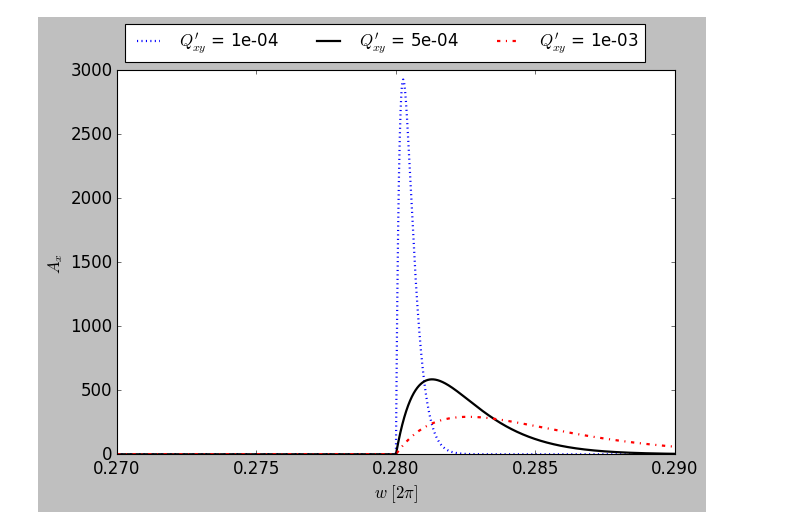
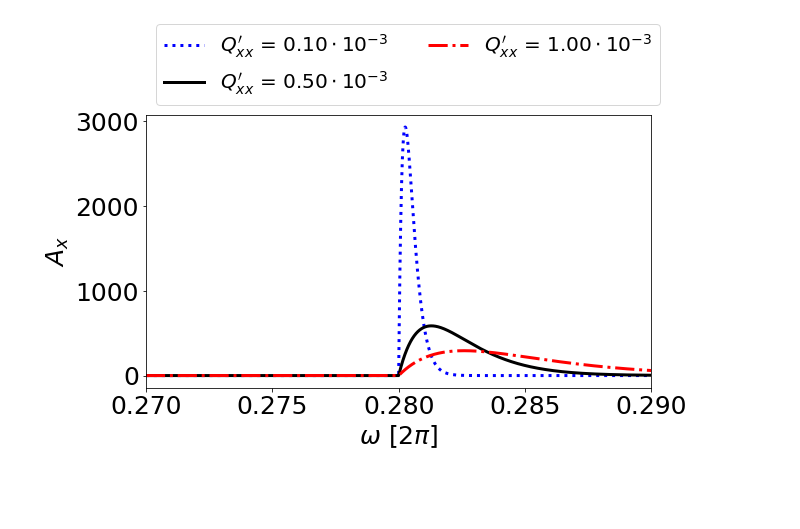
Before and after one commit to mihofer/2d_decoherence, a Jupyter notebook: study.ipynb, the cells around one changed output. Saved outputs shown, nothing was run; the diff lists cells and outputs as text; code cells hidden in the pictures; blank space fills up the shorter version.

```diff
--- a/study.ipynb
+++ b/study.ipynb
@@ -8,10 +8,10 @@ import pandas as pd
 
 import decoherence_tools
 
-FONTSIZE=15
+FONTSIZE=25
 PEAK_THRESHOLD=1
 # %%
-fig, ax = plt.subplots(nrows=1, ncols=1, figsize=(9,6))
+fig, ax = plt.subplots(nrows=1, ncols=1, figsize=(9,6), constrained_layout=True)
 
 
 freqs = np.linspace(0.27,0.30, 10001, endpoint=True)
@@ -21,35 +21,37 @@ colors=['blue', 'black', 'red', 'orange', 'violet', 'cyan']
 style=['dotted','solid', 'dashdot']
 
 for i,qxx in enumerate([1e-4, 5e-4, 1e-3]):
 
     line_df = tfs.TfsDataFrame(
         data={'FREQUENCY': freqs},
         headers={
         'jklm':jklm,
         'AX':1.,
         'AY':0.,
         'QX0':0.28,
         'QY0':0.31,
         'QXX':qxx,
         'QXY':0.e-5,
         'QYX':0.e-5,
         'QYY':0.e-5,
     })
 
     line_df = decoherence_tools.process_df_and_add_spectral_amplitude(line_df)
 
-    ax.plot(line_df['FREQUENCY'], line_df['SPECTRAL_AMPLITUDE_X'], linewidth=2, label=f'$ Q_{{xy}}^{{\prime}}$ = {qxx:.0e}', color=colors[i], linestyle=style[i])
+    ax.plot(line_df['FREQUENCY'], line_df['SPECTRAL_AMPLITUDE_X'], linewidth=3, label=f'$ Q_{{xx}}^{{\prime}}$ = ${qxx*10**3:.2f} \cdot 10^{{-3}}$', color=colors[i], linestyle=style[i])
 
 ax.set_xlim([0.27, 0.29])
 
-ax.set_xlabel(r'$w~[2\pi]$', fontsize=FONTSIZE)
+ax.set_xlabel(r'$\omega~[2\pi]$', fontsize=FONTSIZE)
 ax.tick_params(axis='both', which='major', labelsize=FONTSIZE)
 ax.set_xticks([0.27, 0.275, 0.28, 0.285, 0.29])
 ax.set_ylabel(r'$A_x$', fontsize=FONTSIZE)
-ax.legend(fontsize=FONTSIZE, ncol=3, loc='lower left', bbox_to_anchor=(0.,1.))
+ax.legend(fontsize=FONTSIZE-5, ncol=2, loc='lower left', bbox_to_anchor=(0.,1.))
 
 
-# plt.savefig('WEPL024_f1.png')
+plt.savefig('WEPL024_f1.png')
+plt.savefig('Tuneline_X_directdetuning_AX1_AY0.png')
+# plt.tight_layout()
 plt.show()
 # %% [output]
-[figure, old version]
+[figure, new version]
```
Also changed, not shown: parts of 17 cells of this notebook, 1 other file.
